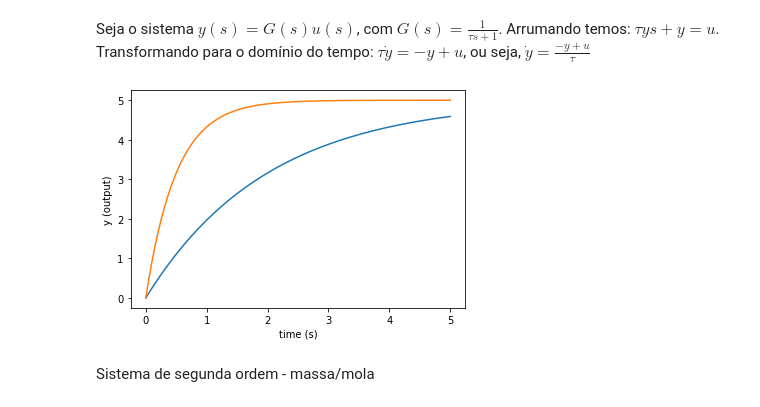
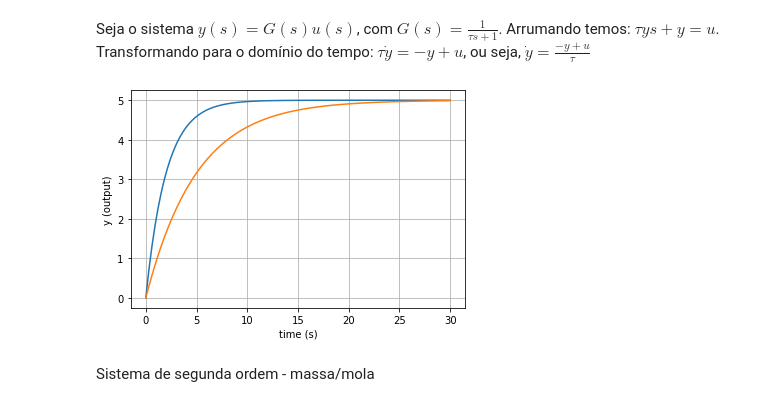
Before and after one commit to josenalde/embeddedsystems, a Jupyter notebook: src/simul1.ipynb, the cells around one changed output. Drawn from its saved outputs; the diff is of its cells as text; code cells hidden in the pictures.

```diff
--- a/src/simul1.ipynb
+++ b/src/simul1.ipynb
@@ -4,23 +4,24 @@ $\tau y s + y = u$. Transformando para o domínio do tempo: $\tau \dot{y} = - y
 # %%
 from scipy.integrate import odeint
 import numpy as np
 import matplotlib.pyplot as plt
 %matplotlib inline
 
 def dydt(y, time, u, tau): #yponto
     return (-y + u)/tau
 
-time = np.linspace(0, 5, 100) #T = 5/100 = 0.05 s ou 50 ms
+time = np.linspace(0, 30, 100) #T = 5/100 = 0.05 s ou 50 ms h = 0.05 vetor linearmente espaçado
 y0 = 0
 y1 = odeint(dydt, y0=y0, t=time, args=(5,2)) # u, tau
-y2 = odeint(dydt, y0=y0, t=time, args=(5,0.5))
+y2 = odeint(dydt, y0=y0, t=time, args=(5,5))
 
 plt.plot(time, y1, time, y2)
 plt.xlabel('time (s)')
 plt.ylabel('y (output)')
+plt.grid()
 plt.show()
 # %% [output]
-[figure, old version]
+[figure, new version]
 # %% [markdown]
 Sistema de segunda ordem - massa/mola
 # %%
```
Also changed, not shown: parts of 2 cells of this notebook.
